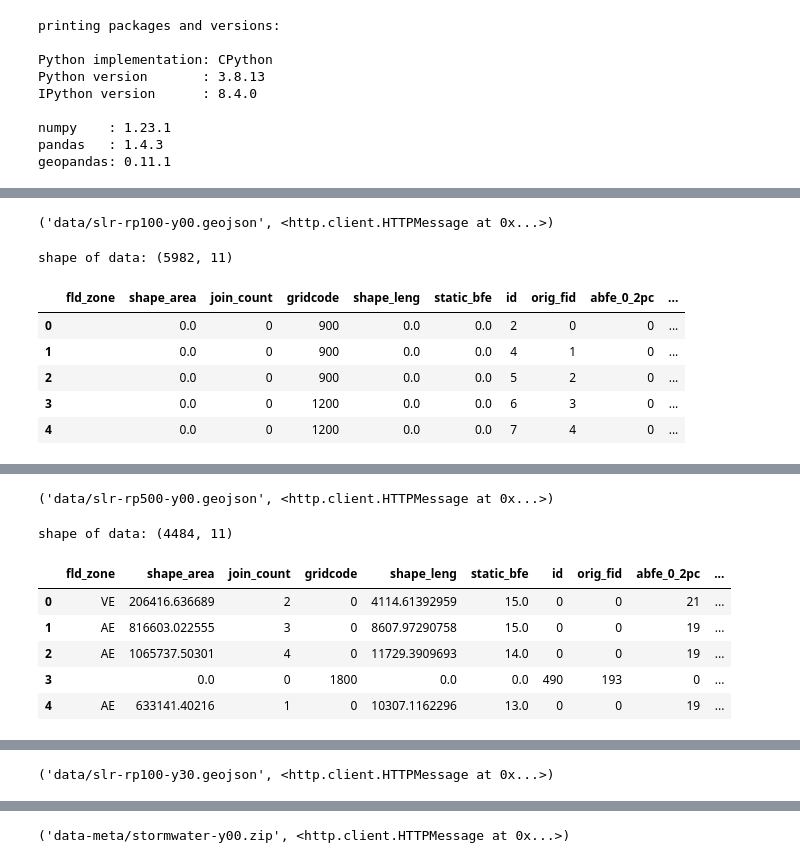
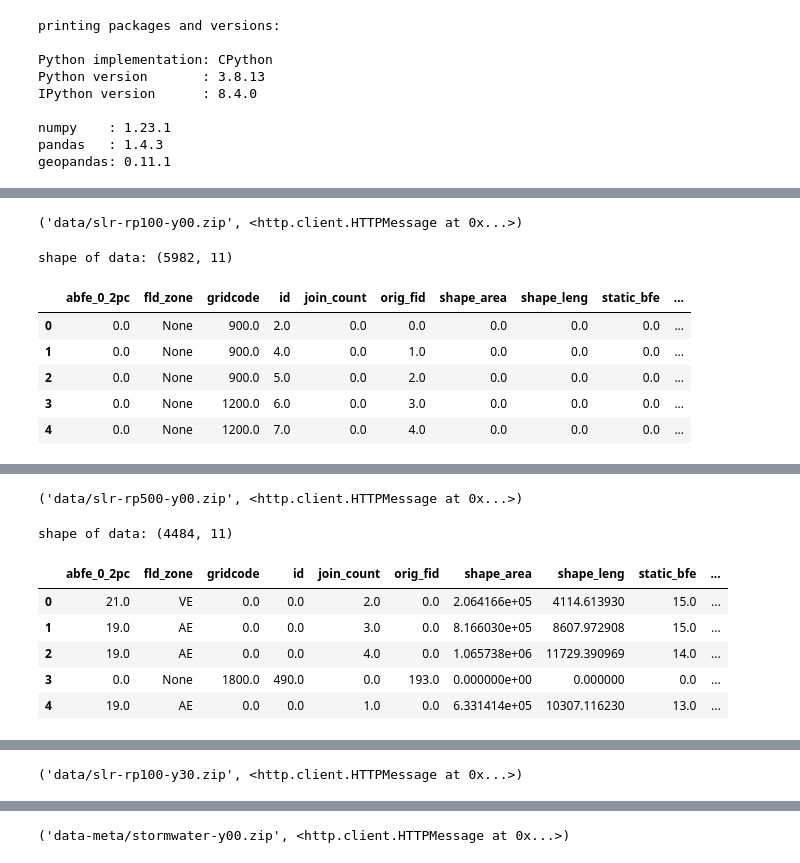
Before and after one commit to mebauer/nyc-flood-layers, a Jupyter notebook: download-layers.ipynb, the cells around one changed output, grey strips where cells are left out. Drawn from its saved outputs; the diff is of its cells as text; code cells hidden in the pictures.

Commit message:
writing out shapefiles instead of geojson

```diff
--- a/download-layers.ipynb
+++ b/download-layers.ipynb
@@ -90,27 +90,27 @@ Source: https://data.cityofnewyork.us/Environment/Sea-Level-Rise-Maps-2020s-100-
 ![slr-rp100-y00](images/slr-rp100-y00.png)
 # %%
 # download url of dataset
-url = 'https://data.cityofnewyork.us/api/geospatial/ezfn-5dsb?method=export&format=GeoJSON'
+url = 'https://data.cityofnewyork.us/api/geospatial/ezfn-5dsb?method=export&format=Shapefile'
 data = 'data/'
 
-fullfilename = os.path.join(data, 'slr-rp100-y00.geojson')
+fullfilename = os.path.join(data, 'slr-rp100-y00.zip')
 urllib.request.urlretrieve(url, fullfilename)
 # %% [output]
-('data/slr-rp100-y00.geojson', <http.client.HTTPMessage at 0x...>)
+('data/slr-rp100-y00.zip', <http.client.HTTPMessage at 0x...>)
 # %%
-path = 'data/slr-rp100-y00.geojson'
+path = 'data/slr-rp100-y00.zip'
 slr_rp100_y00 = gpd.read_file(path)
 
 print('shape of data: {}'.format(slr_rp100_y00.shape))
 slr_rp100_y00.head()
 # %% [output]
 shape of data: (5982, 11)
-|  | fld_zone | shape_area | join_count | gridcode | shape_leng | static_bfe | id | orig_fid | abfe_0_2pc | ... |
-| 0 |  | 0.0 | 0 | 900 | 0.0 | 0.0 | 2 | 0 | 0 | ... |
-| 1 |  | 0.0 | 0 | 900 | 0.0 | 0.0 | 4 | 1 | 0 | ... |
-| 2 |  | 0.0 | 0 | 900 | 0.0 | 0.0 | 5 | 2 | 0 | ... |
-| 3 |  | 0.0 | 0 | 1200 | 0.0 | 0.0 | 6 | 3 | 0 | ... |
-| 4 |  | 0.0 | 0 | 1200 | 0.0 | 0.0 | 7 | 4 | 0 | ... |
+|  | abfe_0_2pc | fld_zone | gridcode | id | join_count | orig_fid | shape_area | shape_leng | static_bfe | ... |
+| 0 | 0.0 | None | 900.0 | 2.0 | 0.0 | 0.0 | 0.0 | 0.0 | 0.0 | ... |
+| 1 | 0.0 | None | 900.0 | 4.0 | 0.0 | 1.0 | 0.0 | 0.0 | 0.0 | ... |
+| 2 | 0.0 | None | 900.0 | 5.0 | 0.0 | 2.0 | 0.0 | 0.0 | 0.0 | ... |
+| 3 | 0.0 | None | 1200.0 | 6.0 | 0.0 | 3.0 | 0.0 | 0.0 | 0.0 | ... |
+| 4 | 0.0 | None | 1200.0 | 7.0 | 0.0 | 4.0 | 0.0 | 0.0 | 0.0 | ... |
 # %% [markdown]
 # Sea Level Rise Maps (2020s 500-year Floodplain)
 Source: https://data.cityofnewyork.us/Environment/Sea-Level-Rise-Maps-2020s-500-year-Floodplain-/ajyu-7sgg
@@ -118,27 +118,27 @@ Source: https://data.cityofnewyork.us/Environment/Sea-Level-Rise-Maps-2020s-500-
 ![slr-rp500-y00](images/slr-rp500-y00.png)
 # %%
 # download url of dataset
-url = 'https://data.cityofnewyork.us/api/geospatial/ajyu-7sgg?method=export&format=GeoJSON'
+url = 'https://data.cityofnewyork.us/api/geospatial/ajyu-7sgg?method=export&format=Shapefile'
 data = 'data/'
 
-fullfilename = os.path.join(data, 'slr-rp500-y00.geojson')
+fullfilename = os.path.join(data, 'slr-rp500-y00.zip')
 urllib.request.urlretrieve(url, fullfilename)
 # %% [output]
-('data/slr-rp500-y00.geojson', <http.client.HTTPMessage at 0x...>)
+('data/slr-rp500-y00.zip', <http.client.HTTPMessage at 0x...>)
 # %%
-path = 'data/slr-rp500-y00.geojson'
+path = 'data/slr-rp500-y00.zip'
 slr_rp500_y00 = gpd.read_file(path)
 
 print('shape of data: {}'.format(slr_rp500_y00.shape))
 slr_rp500_y00.head()
 # %% [output]
 shape of data: (4484, 11)
-|  | fld_zone | shape_area | join_count | gridcode | shape_leng | static_bfe | id | orig_fid | abfe_0_2pc | ... |
-| 0 | VE | 206416.636689 | 2 | 0 | 4114.61392959 | 15.0 | 0 | 0 | 21 | ... |
-| 1 | AE | 816603.022555 | 3 | 0 | 8607.97290758 | 15.0 | 0 | 0 | 19 | ... |
-| 2 | AE | 1065737.50301 | 4 | 0 | 11729.3909693 | 14.0 | 0 | 0 | 19 | ... |
-| 3 |  | 0.0 | 0 | 1800 | 0.0 | 0.0 | 490 | 193 | 0 | ... |
-| 4 | AE | 633141.40216 | 1 | 0 | 10307.1162296 | 13.0 | 0 | 0 | 19 | ... |
+|  | abfe_0_2pc | fld_zone | gridcode | id | join_count | orig_fid | shape_area | shape_leng | static_bfe | ... |
+| 0 | 21.0 | VE | 0.0 | 0.0 | 2.0 | 0.0 | 2.064166e+05 | 4114.613930 | 15.0 | ... |
+| 1 | 19.0 | AE | 0.0 | 0.0 | 3.0 | 0.0 | 8.166030e+05 | 8607.972908 | 15.0 | ... |
+| 2 | 19.0 | AE | 0.0 | 0.0 | 4.0 | 0.0 | 1.065738e+06 | 11729.390969 | 14.0 | ... |
+| 3 | 0.0 | None | 1800.0 | 490.0 | 0.0 | 193.0 | 0.000000e+00 | 0.000000 | 0.0 | ... |
+| 4 | 19.0 | AE | 0.0 | 0.0 | 1.0 | 0.0 | 6.331414e+05 | 10307.116230 | 13.0 | ... |
 # %% [markdown]
 # Sea Level Rise Maps (2050s 100-year Floodplain)
 Source: https://data.cityofnewyork.us/Environment/Sea-Level-Rise-Maps-2050s-100-year-Floodplain-/hbw8-2bah
@@ -146,11 +146,11 @@ Source: https://data.cityofnewyork.us/Environment/Sea-Level-Rise-Maps-2050s-100-
 ![slr-rp100-y30](images/slr-rp100-y30.png)
 # %%
 # download url of dataset
-url = 'https://data.cityofnewyork.us/api/geospatial/hbw8-2bah?method=export&format=GeoJSON'
+url = 'https://data.cityofnewyork.us/api/geospatial/hbw8-2bah?method=export&format=Shapefile'
 data = 'data/'
 
-fullfilename = os.path.join(data, 'slr-rp100-y30.geojson')
+fullfilename = os.path.join(data, 'slr-rp100-y30.zip')
 urllib.request.urlretrieve(url, fullfilename)
 # %% [output]
-('data/slr-rp100-y30.geojson', <http.client.HTTPMessage at 0x...>)
+('data/slr-rp100-y30.zip', <http.client.HTTPMessage at 0x...>)
 # %%
```
Also changed, not shown: parts of 14 cells of this notebook.
